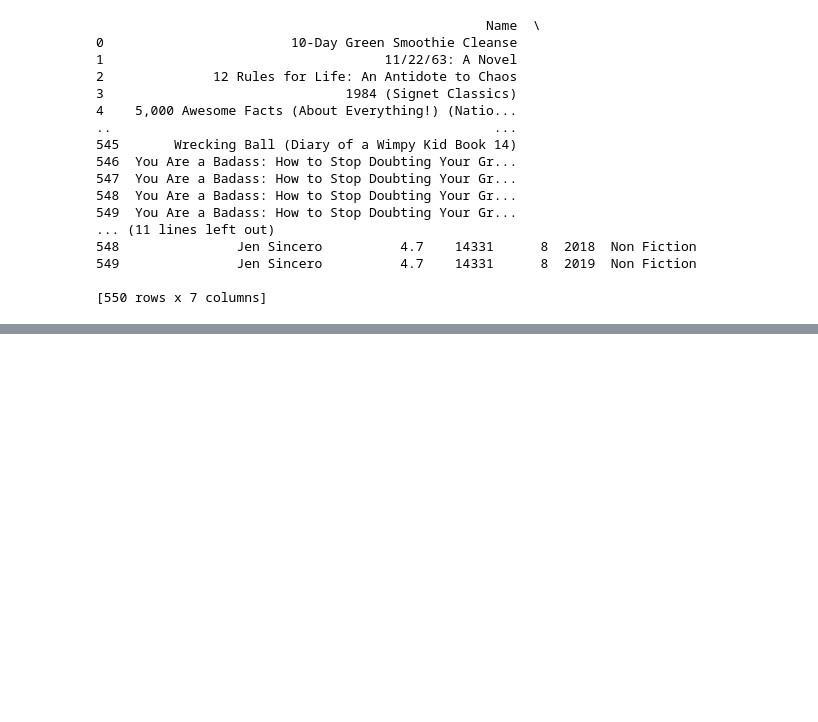
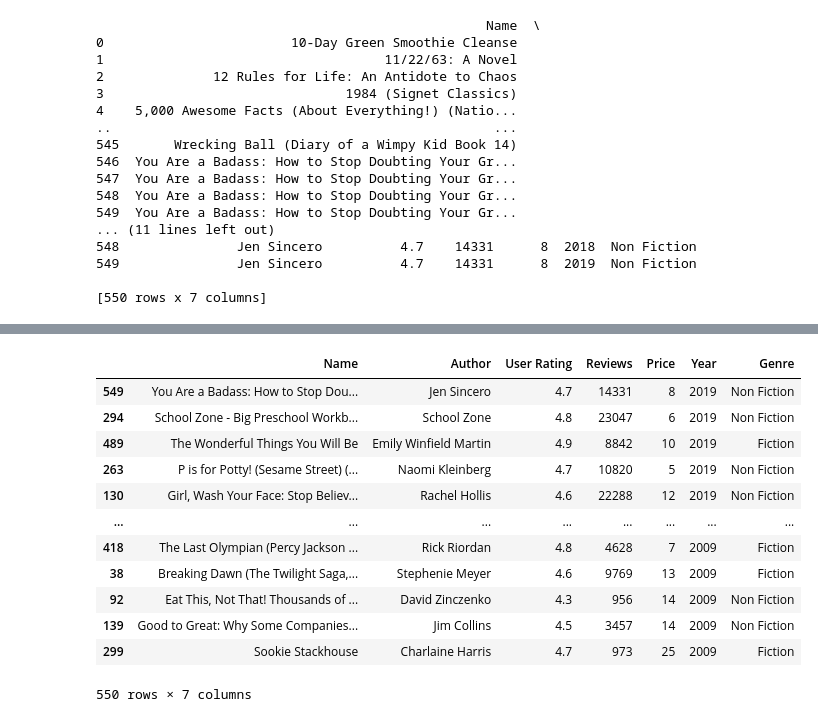
Before and after one commit to jpm2000/numpy_pandas, a Jupyter notebook: principales.ipynb, the cells around one changed output, grey strips where cells are left out. Saved outputs shown, nothing was run; the diff lists cells and outputs as text; code cells hidden in the pictures; blank space fills up the shorter version.

```diff
--- a/principales.ipynb
+++ b/principales.ipynb
@@ -214,0 +225,17 @@ print(books)
+# %%
+# Me organiza el data frame por años, con ascending=False lo hace de mayor a menor
+books.sort_values('Year', ascending=False)
+# %% [output]
+|  | Name | Author | User Rating | Reviews | Price | Year | Genre |
+| 549 | You Are a Badass: How to Stop Dou... | Jen Sincero | 4.7 | 14331 | 8 | 2019 | Non Fiction |
+| 294 | School Zone - Big Preschool Workb... | School Zone | 4.8 | 23047 | 6 | 2019 | Non Fiction |
+| 489 | The Wonderful Things You Will Be | Emily Winfield Martin | 4.9 | 8842 | 10 | 2019 | Fiction |
+| 263 | P is for Potty! (Sesame Street) (... | Naomi Kleinberg | 4.7 | 10820 | 5 | 2019 | Non Fiction |
+| 130 | Girl, Wash Your Face: Stop Believ... | Rachel Hollis | 4.6 | 22288 | 12 | 2019 | Non Fiction |
+| ... | ... | ... | ... | ... | ... | ... | ... |
+| 418 | The Last Olympian (Percy Jackson ... | Rick Riordan | 4.8 | 4628 | 7 | 2009 | Fiction |
+| 38 | Breaking Dawn (The Twilight Saga,... | Stephenie Meyer | 4.6 | 9769 | 13 | 2009 | Fiction |
+| 92 | Eat This, Not That! Thousands of ... | David Zinczenko | 4.3 | 956 | 14 | 2009 | Non Fiction |
+| 139 | Good to Great: Why Some Companies... | Jim Collins | 4.5 | 3457 | 14 | 2009 | Non Fiction |
+| 299 | Sookie Stackhouse | Charlaine Harris | 4.7 | 973 | 25 | 2009 | Fiction |
+550 rows × 7 columns
```
Also changed, not shown: parts of 7 cells of this notebook.
